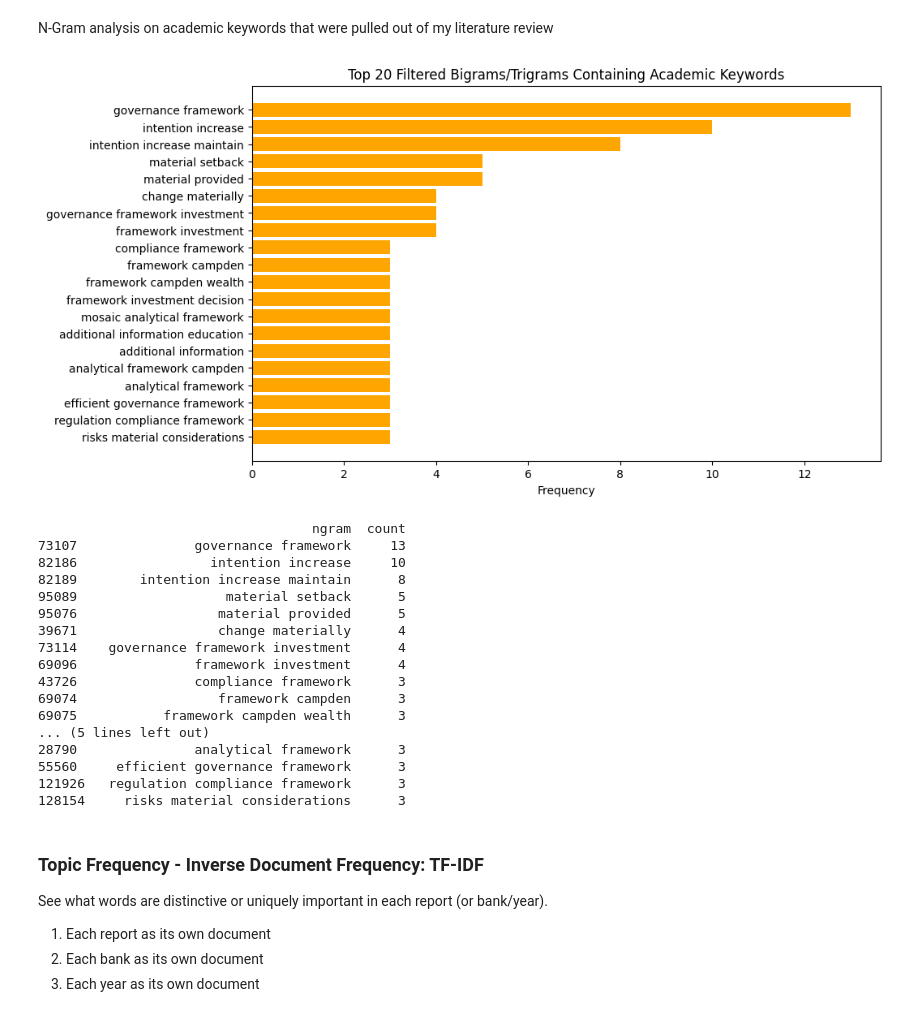
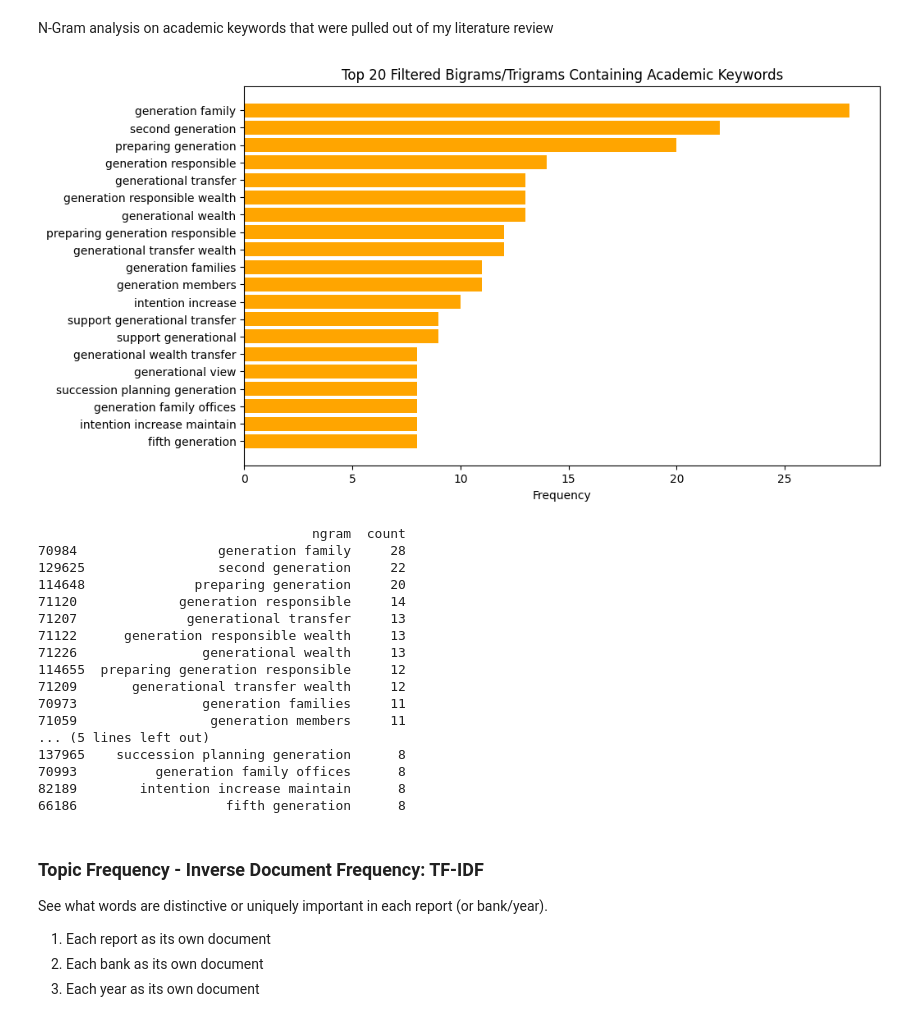
Before and after one commit to blaise-em/Impact-Investing-Capstone-Project, a Jupyter notebook: Notebook 3.ipynb, the cells around one changed output. Saved outputs shown, nothing was run; the diff lists cells and outputs as text; code cells hidden in the pictures.

Commit message:
Graphs

```diff
--- a/Notebook 3.ipynb
+++ b/Notebook 3.ipynb
@@ -403,37 +443,37 @@ print(top_20_filtered_ngrams)
 # %% [markdown]
 N-Gram analysis on academic keywords that were pulled out of my literature review
 # %%
-academic_keywords = ['intention', 'addition', 'contribution', 'contribute', 'material', 'theory of change', 'washing', 'framework']
+academic_keywords = ['intention', 'addition', 'contribute', 'material', 'washing', 'generation', 'risk measuure']
 filtered_ngrams = ngram_freq[ngram_freq['ngram'].str.contains('|'.join(academic_keywords))]
 
 top_20_filtered_ngrams = filtered_ngrams.head(20)
 
 plt.figure(figsize=(10, 6))
 plt.barh(top_20_filtered_ngrams['ngram'], top_20_filtered_ngrams['count'], color='orange')
 plt.xlabel('Frequency')
 plt.title('Top 20 Filtered Bigrams/Trigrams Containing Academic Keywords')
 plt.gca().invert_yaxis()
 plt.show()
 print(top_20_filtered_ngrams)
 # %% [output]
-[figure, old version]
+[figure, new version]
                                    ngram  count
-73107               governance framework     13
-82186                 intention increase     10
+70984                  generation family     28
+129625                 second generation     22
+114648              preparing generation     20
+71120             generation responsible     14
+71207              generational transfer     13
+71122      generation responsible wealth     13
+71226                generational wealth     13
+114655  preparing generation responsible     12
+71209       generational transfer wealth     12
+70973                generation families     11
+71059                 generation members     11
+... (5 lines left out)
+137965    succession planning generation      8
+70993          generation family offices      8
 82189        intention increase maintain      8
-95089                   material setback      5
-95076                  material provided      5
-39671                  change materially      4
-73114    governance framework investment      4
-69096               framework investment      4
-43726               compliance framework      3
-69074                  framework campden      3
-69075           framework campden wealth      3
-... (5 lines left out)
-28790               analytical framework      3
-55560     efficient governance framework      3
-121926   regulation compliance framework      3
-128154     risks material considerations      3
+66186                   fifth generation      8
 # %% [markdown]
 ### Topic Frequency - Inverse Document Frequency: TF-IDF
 
```
Also changed, not shown: parts of 7 cells of this notebook, 5 other files.
